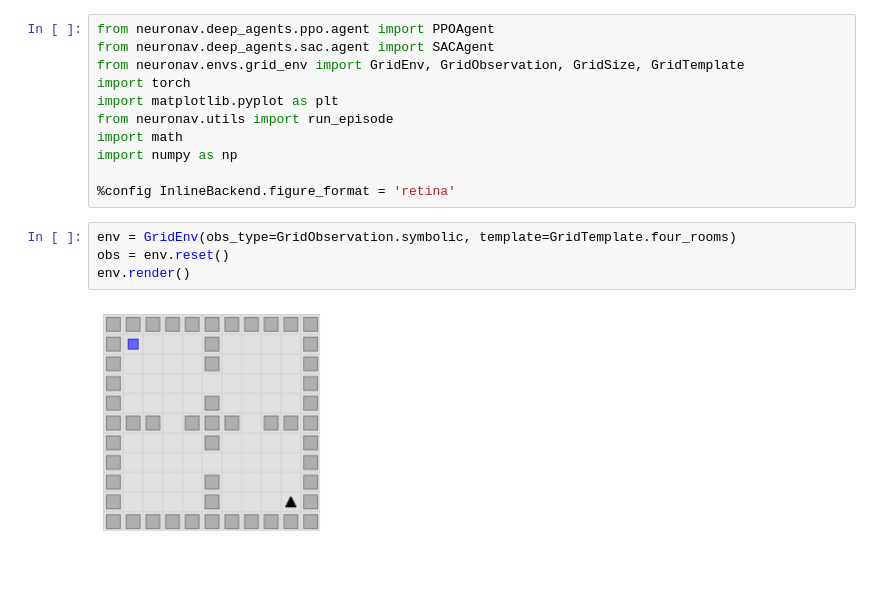
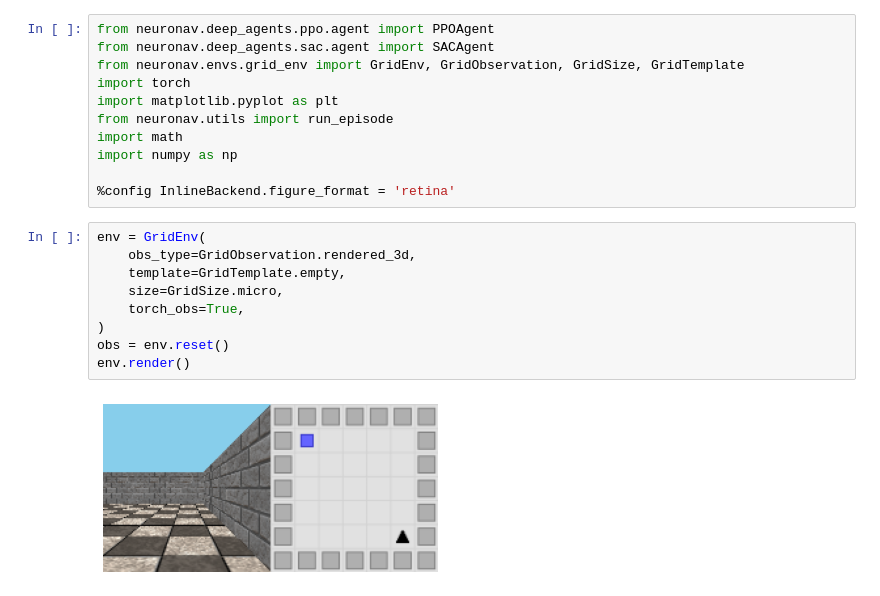
Before and after one commit to awjuliani/neuro-nav, a Jupyter notebook: notebooks/deeprl_tutorial.ipynb, the cells around one changed output. Drawn from its saved outputs; the diff is of its cells as text; blank space fills up the shorter version.

Commit message:
Test all obs types

```diff
--- a/notebooks/deeprl_tutorial.ipynb
+++ b/notebooks/deeprl_tutorial.ipynb
@@ -10,9 +14,14 @@ import numpy as np
 
 %config InlineBackend.figure_format = 'retina'
 # %%
-env = GridEnv(obs_type=GridObservation.symbolic, template=GridTemplate.four_rooms)
+env = GridEnv(
+    obs_type=GridObservation.rendered_3d,
+    template=GridTemplate.empty,
+    size=GridSize.micro,
+    torch_obs=True,
+)
 obs = env.reset()
 env.render()
 # %% [output]
-[figure, old version]
+[figure, new version]
 # %%
```
Also changed, not shown: parts of 4 cells of this notebook, 3 other files.
